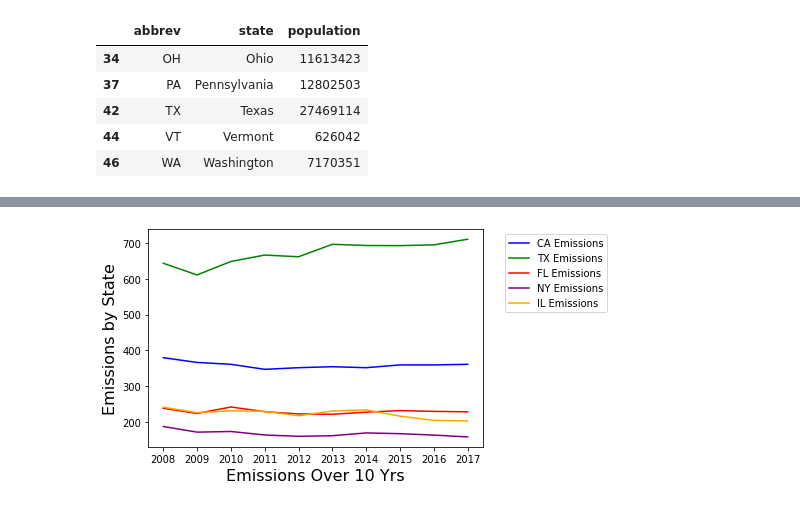
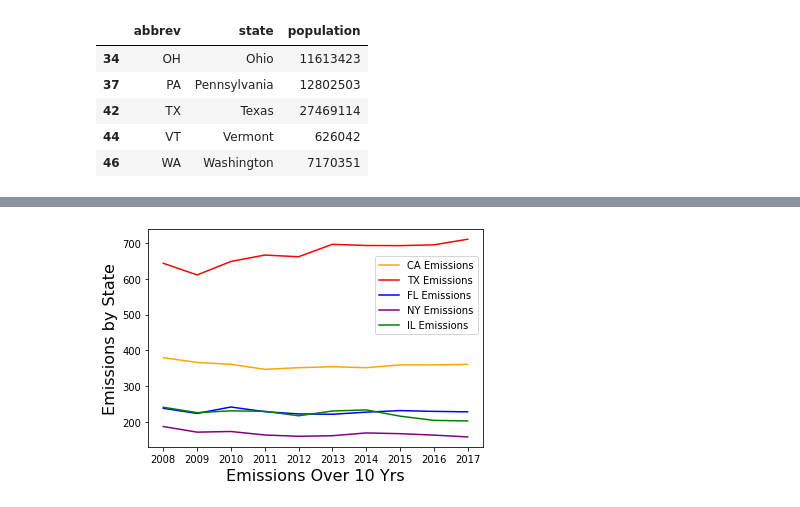
Before and after one commit to Asia-Hewett/solar_v_emissions_project, a Jupyter notebook: statepop_vs_airqual.ipynb, the cells around one changed output, grey strips where cells are left out. Cells and saved outputs as stored; diff of their text form; code cells hidden in the pictures.

```diff
--- a/statepop_vs_airqual.ipynb
+++ b/statepop_vs_airqual.ipynb
@@ -139,37 +139,36 @@ state_emissions
 all_df = pd.merge(state_emissions, clean_df, on='abbrev', how='outer')
 five_st_emissions = all_df.set_index('abbrev')
 cl_st_emissions = five_st_emissions.drop(['state', 'population'], axis=1)
 cl_st_emissions.dropna(axis="rows", how="any", inplace=True)
 
 ca_st_emissions = cl_st_emissions.loc['CA']
 tx_st_emissions = cl_st_emissions.loc['TX']
 fl_st_emissions = cl_st_emissions.loc['FL']
 ny_st_emissions = cl_st_emissions.loc['NY']
 il_emissions = cl_st_emissions.loc['IL']
 
 
 # y_values = cl_st_emissions['avg emissions']
 
 # Setting the index to abbrev and isolating the years to use as keys
 five_emissions = state_emissions.set_index('abbrev')
 years = five_emissions.keys()
 years
 
 # # Insert line plot for top 5 population states
-line1, = plt.plot(years, ca_st_emissions, color="blue", label="CA Emissions" )
-line2, = plt.plot(years, tx_st_emissions, color="green",label='TX Emissions')
-line3, = plt.plot(years, fl_st_emissions, color="red",label='FL Emissions')
+line1, = plt.plot(years, ca_st_emissions, color="orange", label="CA Emissions" )
+line2, = plt.plot(years, tx_st_emissions, color="red",label='TX Emissions')
+line3, = plt.plot(years, fl_st_emissions, color="blue",label='FL Emissions')
 line4, = plt.plot(years, ny_st_emissions, color="purple",label='NY Emissions')
-line5, = plt.plot(years, il_emissions, color="orange",label='IL Emissions')
-
+line5, = plt.plot(years, il_emissions, color="green",label='IL Emissions')
 
 plt.xlabel('Emissions Over 10 Yrs', fontsize=16)
 plt.ylabel('Emissions by State', fontsize=16)
 
-plt.legend(bbox_to_anchor=(1.05, 1), loc='best')
+plt.legend(bbox_to_anchor=(1, .9))
 
 plt.savefig(f"output/five_highest_pop_emissions.png")
 
 plt.show()
 # %% [output]
-[figure, old version]
+[figure, new version]
```
Also changed, not shown: parts of 3 cells of this notebook, 2 other files.
